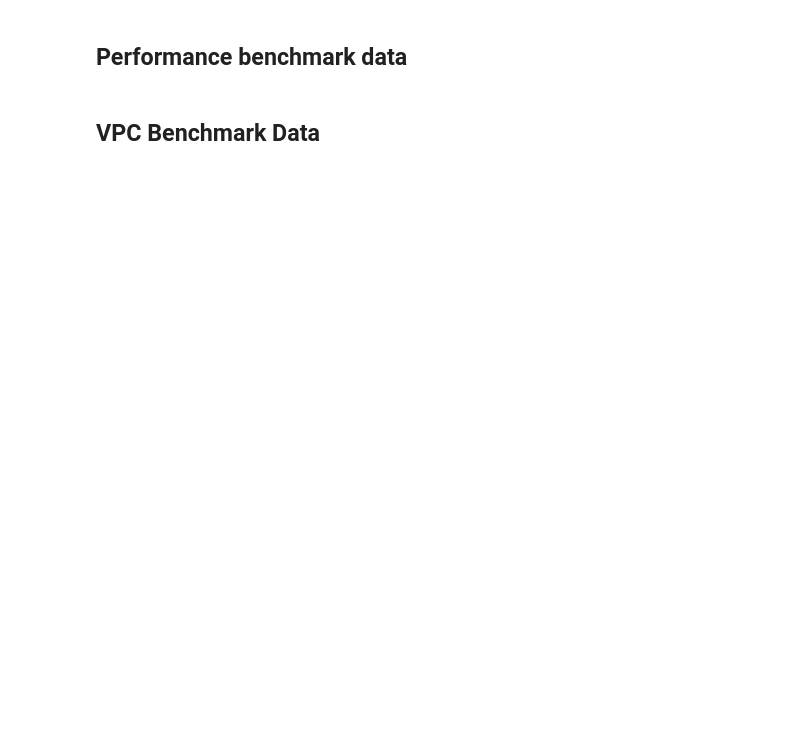
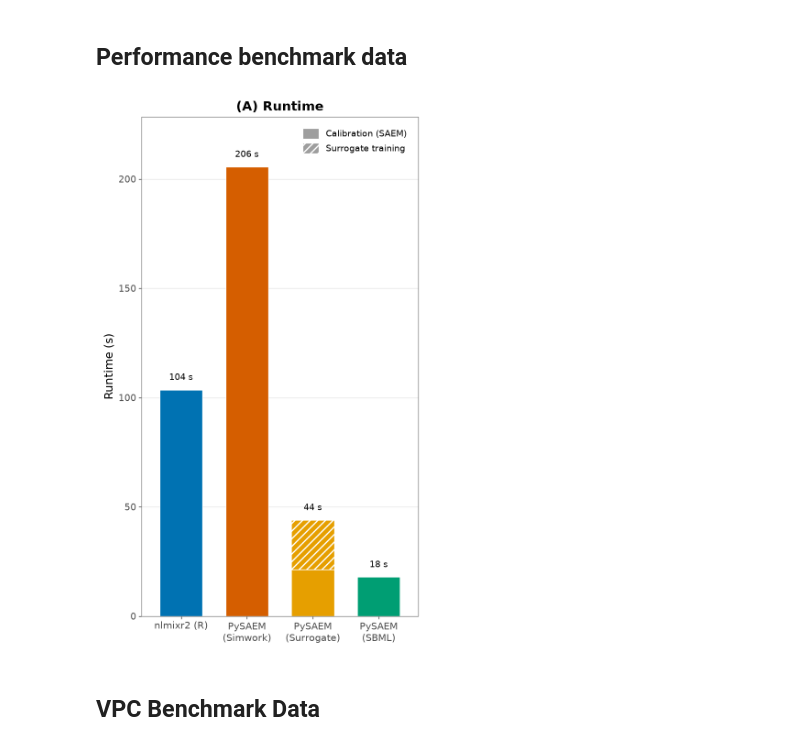
Before and after one commit to novainsilico/vpop-calibration, a Jupyter notebook: ACOP26/Mavoglurant/Generate_comparison_plots.ipynb, the cells around one changed output. Saved outputs shown, nothing was run; the diff lists cells and outputs as text; code cells hidden in the pictures; blank space fills up the shorter version.

```diff
--- a/ACOP26/Mavoglurant/Generate_comparison_plots.ipynb
+++ b/ACOP26/Mavoglurant/Generate_comparison_plots.ipynb
@@ -101,57 +139,100 @@ summary = (perf_df.groupby("Source", observed=True)["total_time"]
 summary["label"] = summary["med"].map(lambda t: f"{t:.0f} s")
 # %%
-parts = pd.DataFrame({
-    "Source": pd.Categorical(
-        [Order[0], Order[1], Order[2], Order[2], Order[3]],
-        categories=Order, ordered=True),
-    "phase": pd.Categorical(
-        ["Calibration (SAEM)", "Calibration (SAEM)", "Surrogate training",
-         "Calibration (SAEM)", "Calibration (SAEM)"],
-        categories=["Surrogate training", "Calibration (SAEM)"], ordered=True),
-    "t": [summary.loc[summary.Source == Order[0], "med"].iloc[0],
-          summary.loc[summary.Source == Order[1], "med"].iloc[0],
-          surrogate["time_train"].median(), surrogate["time_saem"].median(),
-          summary.loc[summary.Source == Order[3], "med"].iloc[0]],
-})
+parts = pd.DataFrame(
+    {
+        "Source": pd.Categorical(
+            [Order[0], Order[1], Order[2], Order[2], Order[3]],
+            categories=Order,
+            ordered=True,
+        ),
+        "phase": pd.Categorical(
+            [
+                "Calibration (SAEM)",
+                "Calibration (SAEM)",
+                "Surrogate training",
+                "Calibration (SAEM)",
+                "Calibration (SAEM)",
+            ],
+            categories=["Surrogate training", "Calibration (SAEM)"],
+            ordered=True,
+        ),
+        "t": [
+            summary.loc[summary.Source == Order[0], "med"].iloc[0],
+            summary.loc[summary.Source == Order[1], "med"].iloc[0],
+            surrogate["time_train"].median(),
+            surrogate["time_saem"].median(),
+            summary.loc[summary.Source == Order[3], "med"].iloc[0],
+        ],
+    }
+)
 
 plt.rcParams["hatch.linewidth"] = 2.0
 
 training_time = surrogate["time_train"].median()
 
 p = (
     ggplot(parts, aes(x="Source", y="t", fill="Source", alpha="phase"))
     + geom_col(width=0.65, color="white", size=0.6)
-    + geom_text(summary, aes(x="Source", y="med", label="label"),
-                inherit_aes=False, nudge_y=6, size=14)
+    + geom_text(
+        summary,
+        aes(x="Source", y="med", label="label"),
+        inherit_aes=False,
+        nudge_y=6,
+        size=14,
+    )
     + scale_y_continuous(expand=(0, 0, 0.08, 0))
-    + scale_alpha_manual(values={"Surrogate training": 1.0,
-                                 "Calibration (SAEM)": 1.0}, guide=None)
+    + scale_alpha_manual(
+        values={"Surrogate training": 1.0, "Calibration (SAEM)": 1.0}, guide=None
+    )
     + scale_fill_manual(values=Colors, limits=Order, guide=None)
     + labs(x="", y="Runtime (s)", title="(A) Runtime")
     + poster_theme
-    + theme(figure_size=(7, 12),
-            axis_text_x=element_text(size=15),
-            panel_grid_major_x=element_blank())
+    + theme(
+        figure_size=(7, 12),
+        axis_text_x=element_text(size=15),
+        panel_grid_major_x=element_blank(),
+    )
 )
 
 fig = p.draw()
 ax = fig.axes[0]
 
 for path in ax.collections[0].get_paths():
     v = path.vertices
     x0, x1 = v[:, 0].min(), v[:, 0].max()
     y0, y1 = v[:, 1].min(), v[:, 1].max()
     if abs((y1 - y0) - training_time) < 1e-6:
-        ax.add_patch(Rectangle((x0, y0), x1 - x0, y1 - y0, facecolor="none",
-                               edgecolor="white", hatch="//", linewidth=0, zorder=3))
+        ax.add_patch(
+            Rectangle(
+                (x0, y0),
+                x1 - x0,
+                y1 - y0,
+                facecolor="none",
+                edgecolor="white",
+                hatch="//",
+                linewidth=0,
+                zorder=3,
+            )
+        )
 
-handles = [Patch(facecolor="#9E9E9E", edgecolor="white"),
-           Patch(facecolor="#9E9E9E", edgecolor="white", hatch="//")]
-ax.legend(handles, ["Calibration (SAEM)", "Surrogate training"],
-          loc="upper right", frameon=False, fontsize=14,
-          handlelength=1.8, handleheight=1.4, borderpad=0.8)
+handles = [
+    Patch(facecolor="#9E9E9E", edgecolor="white"),
+    Patch(facecolor="#9E9E9E", edgecolor="white", hatch="//"),
+]
+ax.legend(
+    handles,
+    ["Calibration (SAEM)", "Surrogate training"],
+    loc="upper right",
+    frameon=False,
+    fontsize=14,
+    handlelength=1.8,
+    handleheight=1.4,
+    borderpad=0.8,
+)
 
 fig
+# %% [output]
+[figure, added]
 # %% [markdown]
 ## VPC Benchmark Data
 # %%
```
Also changed, not shown: parts of 8 cells of this notebook, 15 other files.
